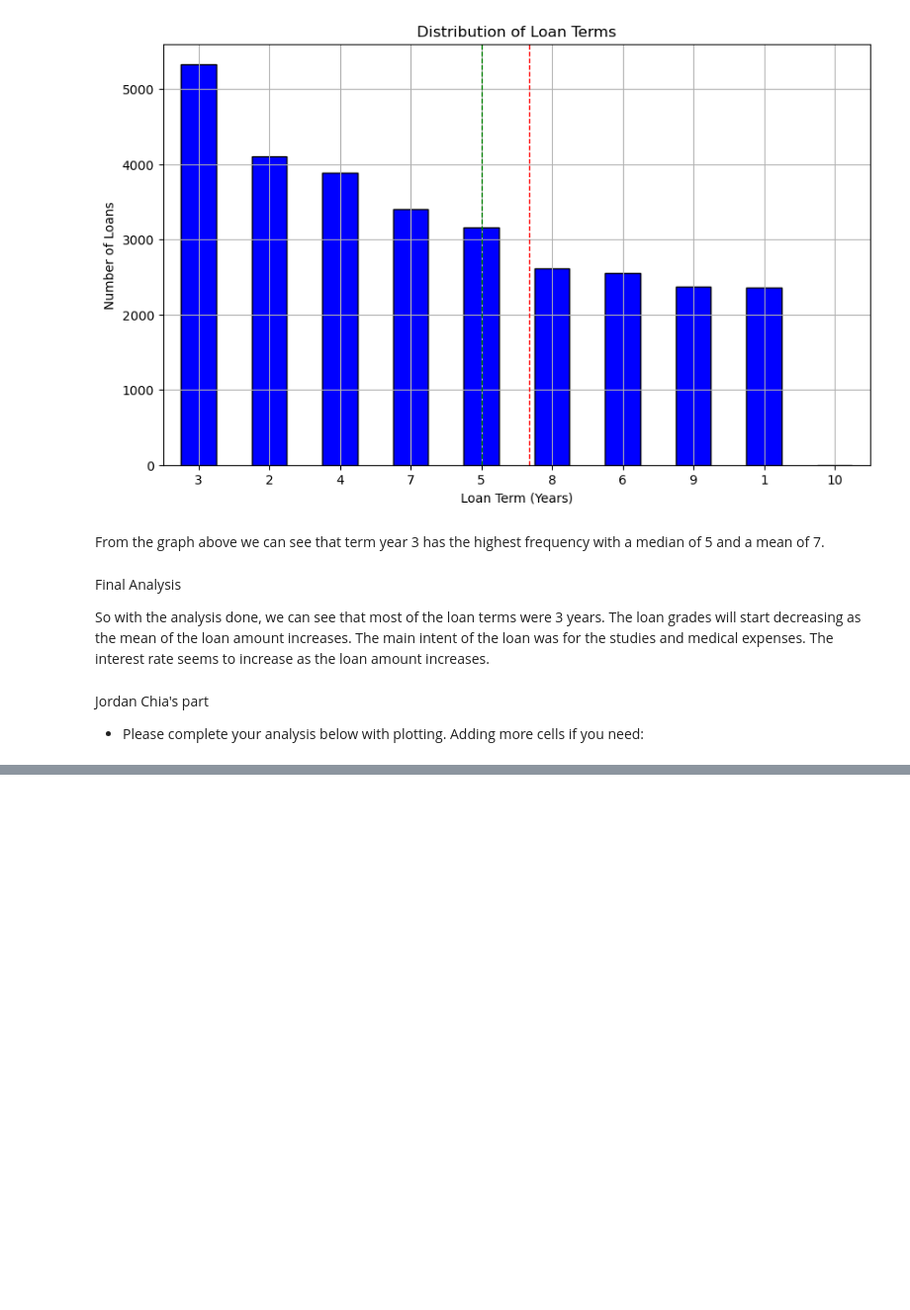
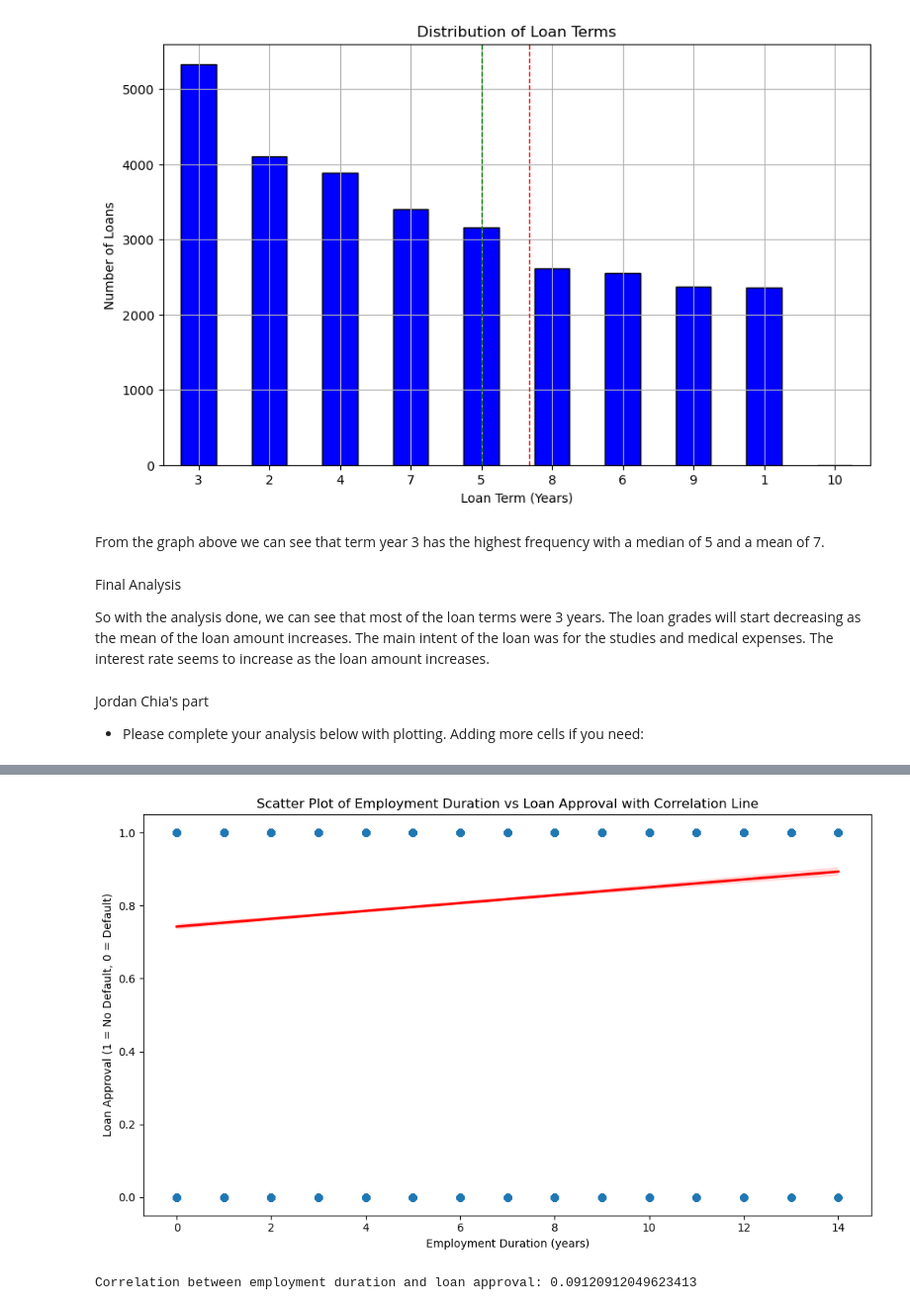
Before and after one commit to Oatsinthepine/Project_1_group8, a Jupyter notebook: Starter_notebook _combined1.ipynb, the cells around one changed output, grey strips where cells are left out. Shown at 99% size. Drawn from its saved outputs; the diff is of its cells as text; code cells hidden in the pictures; blank space fills up the shorter version.

```diff
--- a/Starter_notebook _combined1.ipynb
+++ b/Starter_notebook _combined1.ipynb
@@ -927,0 +1050,35 @@ Jordan Chia's part
+# %%
+# Convert relevant columns to appropriate data types
+cleaned_loan_df['employment_duration'] = cleaned_loan_df['employment_duration'].astype(float)
+cleaned_loan_df['Current_loan_status'] = cleaned_loan_df['Current_loan_status'].astype(str)
+
+# Remove outliers using IQR method
+Q1 = cleaned_loan_df['employment_duration'].quantile(0.25)
+Q3 = cleaned_loan_df['employment_duration'].quantile(0.75)
+IQR = Q3 - Q1
+lower_bound = Q1 - 1.5 * IQR
+upper_bound = Q3 + 1.5 * IQR
+
+# Filter the dataset to remove outliers
+filtered_df = cleaned_loan_df[(cleaned_loan_df['employment_duration'] >= lower_bound) &
+                            (cleaned_loan_df['employment_duration'] <= upper_bound)]
+
+# Convert the loan status to a binary variable: 1 for 'NO DEFAULT', 0 for 'DEFAULT'
+filtered_df['loan_approved'] = filtered_df['Current_loan_status'].apply(lambda x: 1 if x == 'NO DEFAULT' else 0)
+# %%
+# Scatter plot with regression line
+plt.figure(figsize=(10, 6))
+sns.regplot(x='employment_duration', y='loan_approved', data=filtered_df, scatter_kws={'alpha':0.5}, line_kws={'color':'red'})
+plt.xlabel('Employment Duration (years)')
+plt.ylabel('Loan Approval (1 = No Default, 0 = Default)')
+plt.title('Scatter Plot of Employment Duration vs Loan Approval with Correlation Line')
+plt.tight_layout()
+plt.show()
+# %% [output]
+[figure, added]
+# %%
+# Calculate the correlation between employment duration and loan approval
+correlation = filtered_df[['employment_duration', 'loan_approved']].corr().iloc[0, 1]
+print(f'Correlation between employment duration and loan approval: {correlation}')
+# %% [output]
+Correlation between employment duration and loan approval: 0.09120912049623413
```
Also changed, not shown: parts of 16 cells of this notebook, 1 other file.
